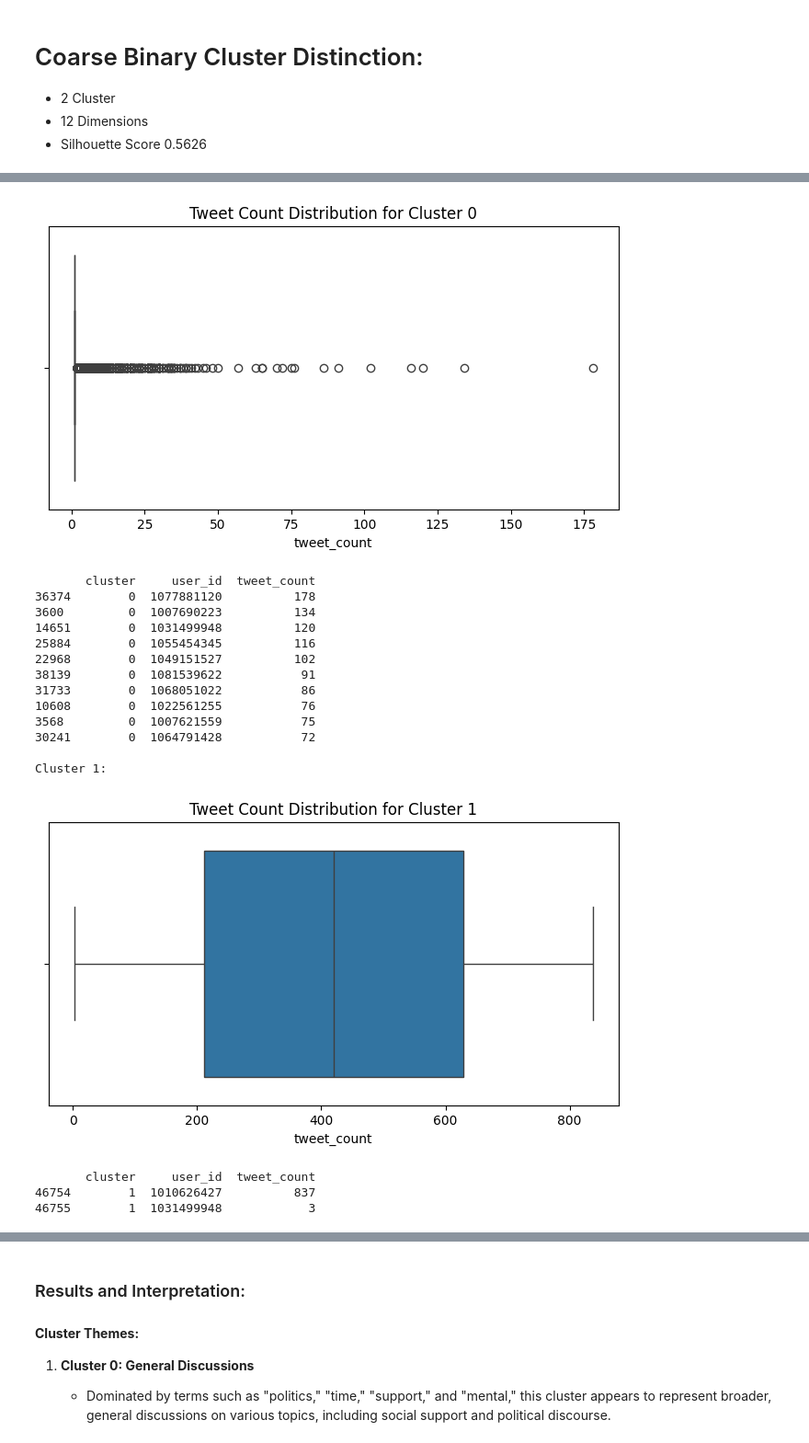
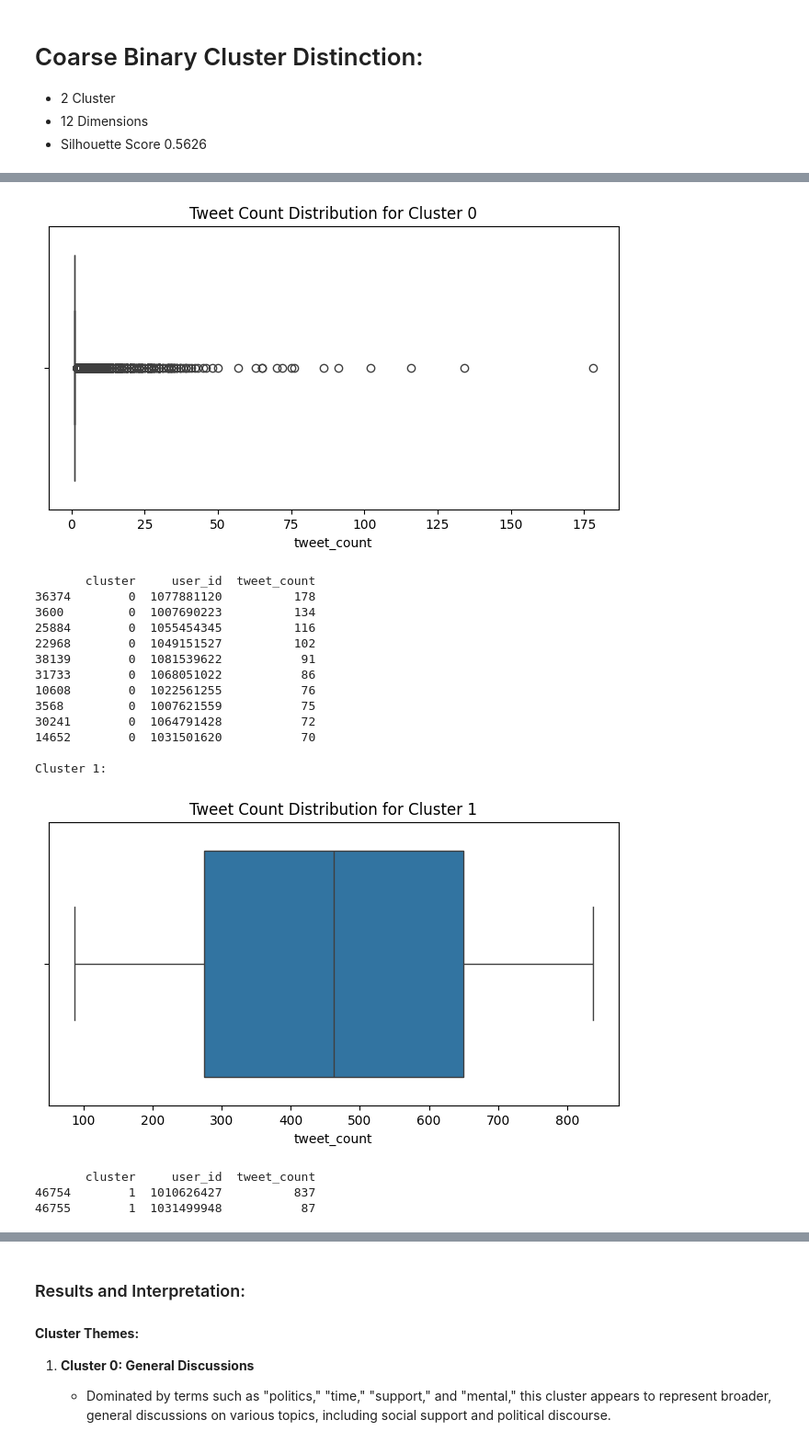
Before and after one commit to msutjipt/Social-Network-Analysis-DA1, a Jupyter notebook: GROUP_F/piet_analysis.ipynb, the cells around one changed output, grey strips where cells are left out. Shown at 92% size. Saved outputs shown, nothing was run; the diff lists cells and outputs as text; code cells hidden in the pictures.

```diff
--- a/GROUP_F/piet_analysis.ipynb
+++ b/GROUP_F/piet_analysis.ipynb
@@ -739,7 +732,7 @@ scaler = StandardScaler()
 svd_features_normalized = scaler.fit_transform(svd_features)
 
 # Use MiniBatchKMeans for faster clustering
-kmeans = MiniBatchKMeans(n_clusters=2, random_state=42, batch_size=1000)
+kmeans = KMeans(n_clusters=2, random_state=42)
 clusters = kmeans.fit_predict(svd_features_normalized)
 
 
@@ -805,6 +798,49 @@ for cluster_idx in user_activity['cluster'].unique():
     plt.show()
     # Display top 10 users in this cluster
     print(cluster_users.head(10))  # Show top 10 rows for this cluster
+
+
+###########################
+
+# Reduce dimensionality to 2D using t-SNE
+tsne = TSNE(n_components=2, random_state=42)
+tsne_features = tsne.fit_transform(svd_features_normalized)
+
+# Create a DataFrame for plotting
+tsne_df = pd.DataFrame(tsne_features, columns=['x', 'y'])
+tsne_df['cluster'] = clusters
+
+# Define a dictionary for cluster themes
+cluster_themes = {
+    0: "General Discussions",
+    1: "Climate Activism"
+}
+
+# Map cluster numbers to their respective themes in the DataFrame
+tsne_df['cluster_theme'] = tsne_df['cluster'].map(cluster_themes)
+
+# Plot the t-SNE features with cluster themes in the legend
+plt.figure(figsize=(12, 8))
+sns.scatterplot(
+    x='x', y='y',
+    hue='cluster_theme',  # Use the theme names as hue
+    palette='tab10',  # Adjust palette if you have more clusters
+    data=tsne_df,
+    legend="full"
+)
+
+plt.title('t-SNE Plot of Clusters with Themes')
+plt.xlabel('t-SNE Dimension 1')
+plt.ylabel('t-SNE Dimension 2')
+plt.legend(title='Cluster Themes', bbox_to_anchor=(1.05, 1), loc='upper left')  # Adjust legend position
+plt.grid(True)
+plt.show()
+
+########################
+
+
+# Save the dataset with cluster labels
+dataset_pca.to_json('data/dataset_clustered_binary.json', orient='records', lines=True)
 # %% [output]
 Top terms for each cluster:
 
@@ -821,23 +857,23 @@ Cluster 0:
 ... (21 lines left out)
   Example user IDs: [1010626427, 1031499948]
 User activity by cluster:
 
 Cluster 0:
-[figure, old version]
+[figure, new version]
        cluster     user_id  tweet_count
 36374        0  1077881120          178
 3600         0  1007690223          134
-14651        0  1031499948          120
 25884        0  1055454345          116
 22968        0  1049151527          102
 38139        0  1081539622           91
 31733        0  1068051022           86
 10608        0  1022561255           76
 3568         0  1007621559           75
 30241        0  1064791428           72
+14652        0  1031501620           70
 
 Cluster 1:
-[figure, old version]
+[figure, new version]
        cluster     user_id  tweet_count
 46754        1  1010626427          837
-46755        1  1031499948            3
+46755        1  1031499948           87
```
Also changed, not shown: parts of 4 cells of this notebook, 2 other files.
